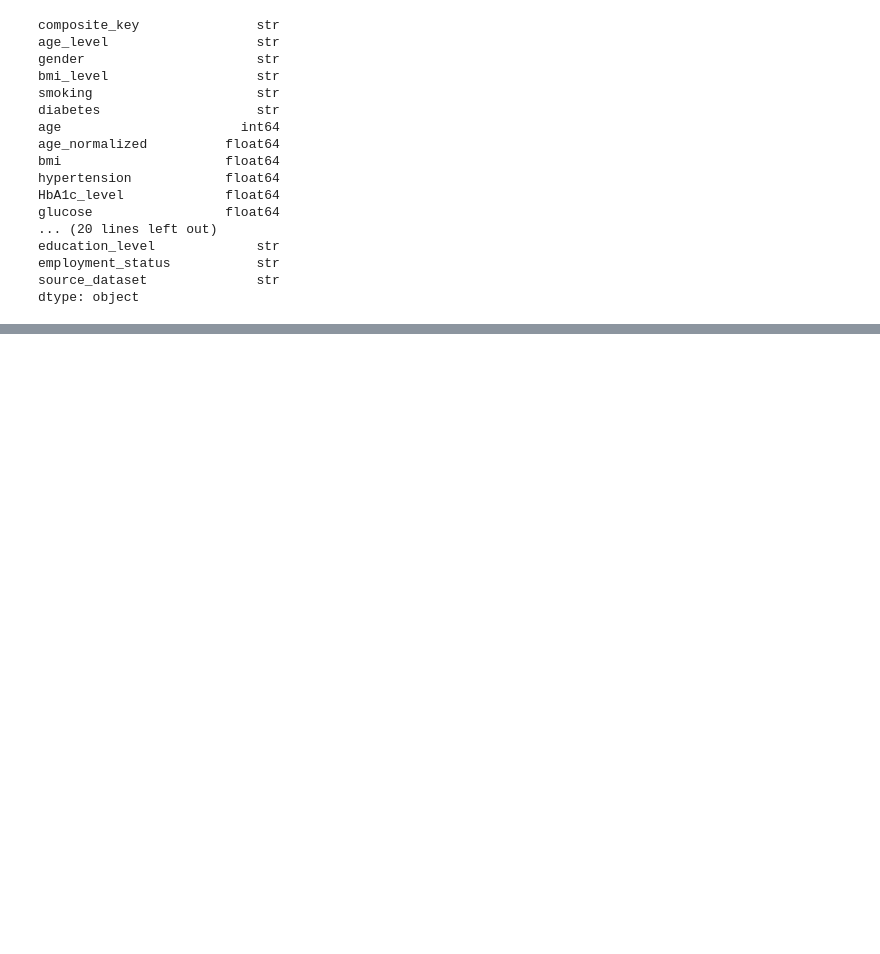
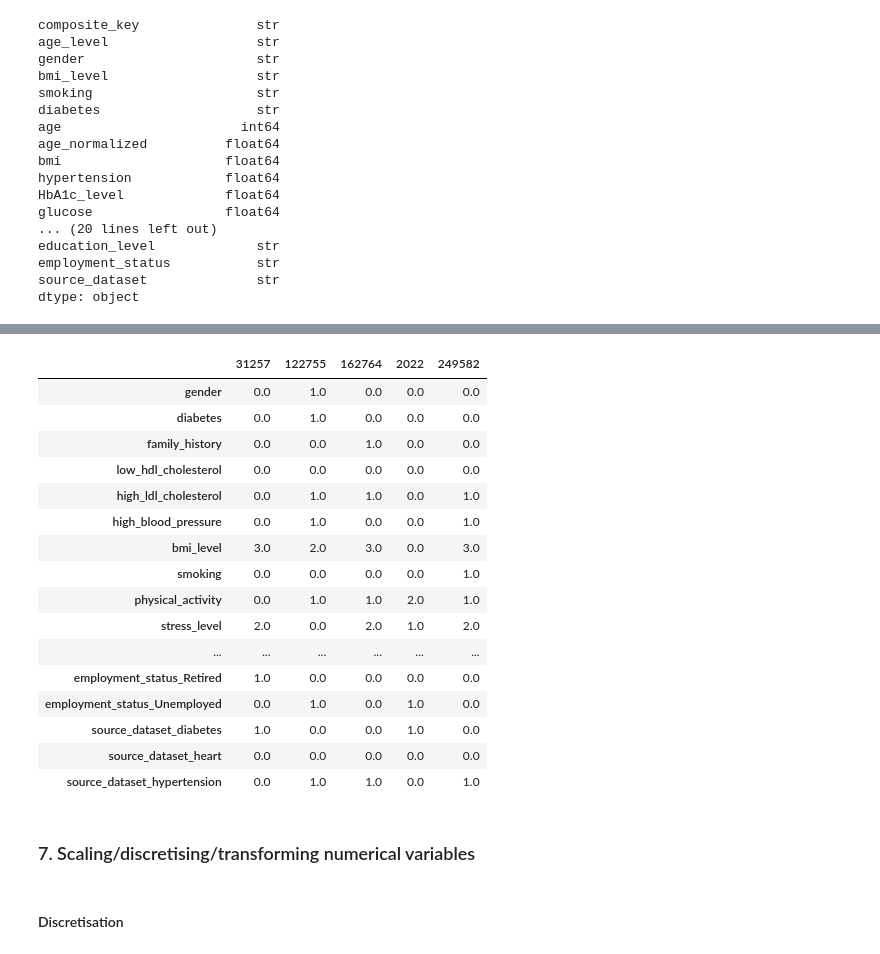
Before and after one commit to fatehbhular/Heart-Disease-Prediction-Model, a Jupyter notebook: notebooks/Task_3_Data Cleansing and Transformation.ipynb, the cells around one changed output, grey strips where cells are left out. Cells and saved outputs as stored; diff of their text form; code cells hidden in the pictures; blank space fills up the shorter version.

```diff
--- a/notebooks/Task_3_Data Cleansing and Transformation.ipynb
+++ b/notebooks/Task_3_Data Cleansing and Transformation.ipynb
@@ -1030,0 +1078,8 @@ dtype: object
+# %%
+columns_to_drop = ["composite_key", "age_level", "age_normalized", "bmi"]
+
+X_train = X_train.drop(columns=columns_to_drop)
+X_test = X_test.drop(columns=columns_to_drop)
+
+print("Remaining columns:", X_train.columns.tolist())
+print("Shape:", X_train.shape)
@@ -1032,0 +1149,35 @@ dtype: object
+# %%
+# List of columns that were encoded
+binary_cols = ["gender", "diabetes", "family_history", "low_hdl_cholesterol",
+               "high_ldl_cholesterol", "high_blood_pressure"]
+
+ordinal_cols = ["bmi_level", "smoking", "physical_activity", "stress_level",
+                "sugar_consumption", "education_level"]
+
+onehot_cols = [col for col in X_train.columns if col.startswith("employment_status_") or col.startswith("source_dataset_")]
+
+encoded_cols = binary_cols + ordinal_cols + onehot_cols
+
+X_train[encoded_cols].head().T
+# %% [output]
+|  | 31257 | 122755 | 162764 | 2022 | 249582 |
+| gender | 0.0 | 1.0 | 0.0 | 0.0 | 0.0 |
+| diabetes | 0.0 | 1.0 | 0.0 | 0.0 | 0.0 |
+| family_history | 0.0 | 0.0 | 1.0 | 0.0 | 0.0 |
+| low_hdl_cholesterol | 0.0 | 0.0 | 0.0 | 0.0 | 0.0 |
+| high_ldl_cholesterol | 0.0 | 1.0 | 1.0 | 0.0 | 1.0 |
+| high_blood_pressure | 0.0 | 1.0 | 0.0 | 0.0 | 1.0 |
+| bmi_level | 3.0 | 2.0 | 3.0 | 0.0 | 3.0 |
+| smoking | 0.0 | 0.0 | 0.0 | 0.0 | 1.0 |
+| physical_activity | 0.0 | 1.0 | 1.0 | 2.0 | 1.0 |
+| stress_level | 2.0 | 0.0 | 2.0 | 1.0 | 2.0 |
+| ... | ... | ... | ... | ... | ... |
+| employment_status_Retired | 1.0 | 0.0 | 0.0 | 0.0 | 0.0 |
+| employment_status_Unemployed | 0.0 | 1.0 | 0.0 | 1.0 | 0.0 |
+| source_dataset_diabetes | 1.0 | 0.0 | 0.0 | 1.0 | 0.0 |
+| source_dataset_heart | 0.0 | 0.0 | 0.0 | 0.0 | 0.0 |
+| source_dataset_hypertension | 0.0 | 1.0 | 1.0 | 0.0 | 1.0 |
+# %% [markdown]
+### 7.  Scaling/discretising/transforming numerical variables
+# %% [markdown]
+#### Discretisation
```
Also changed, not shown: parts of 13 cells of this notebook, 1 other file.
